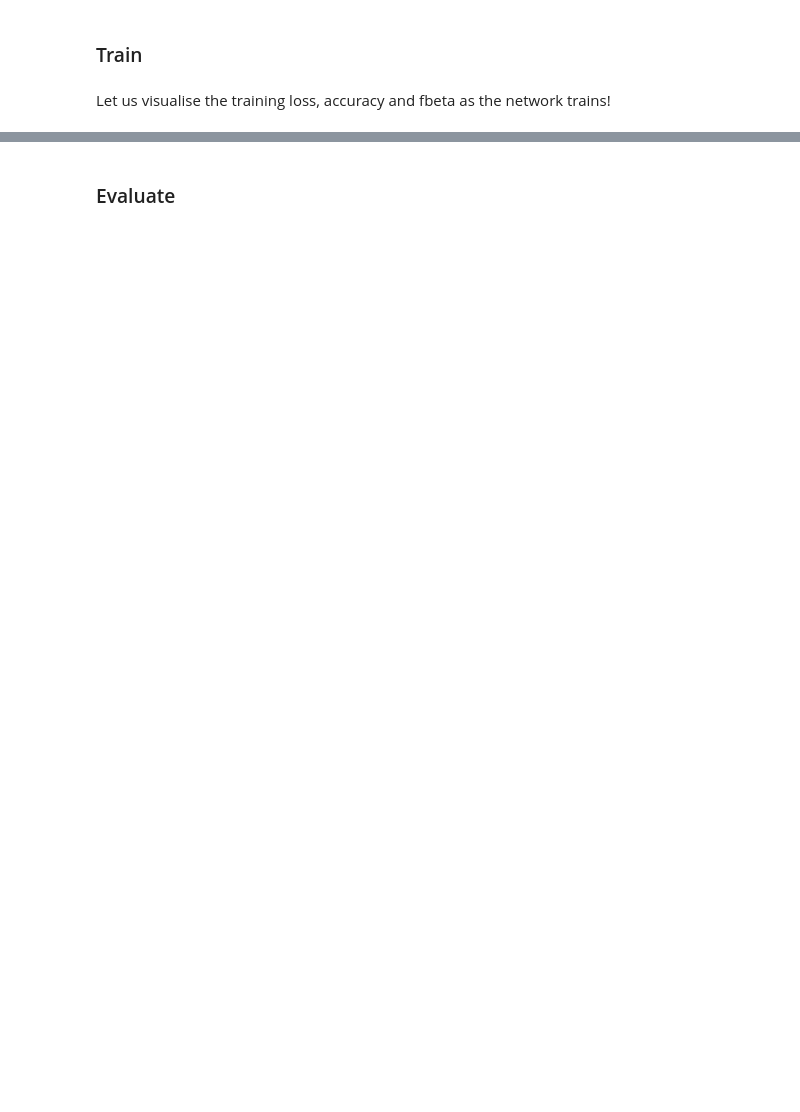
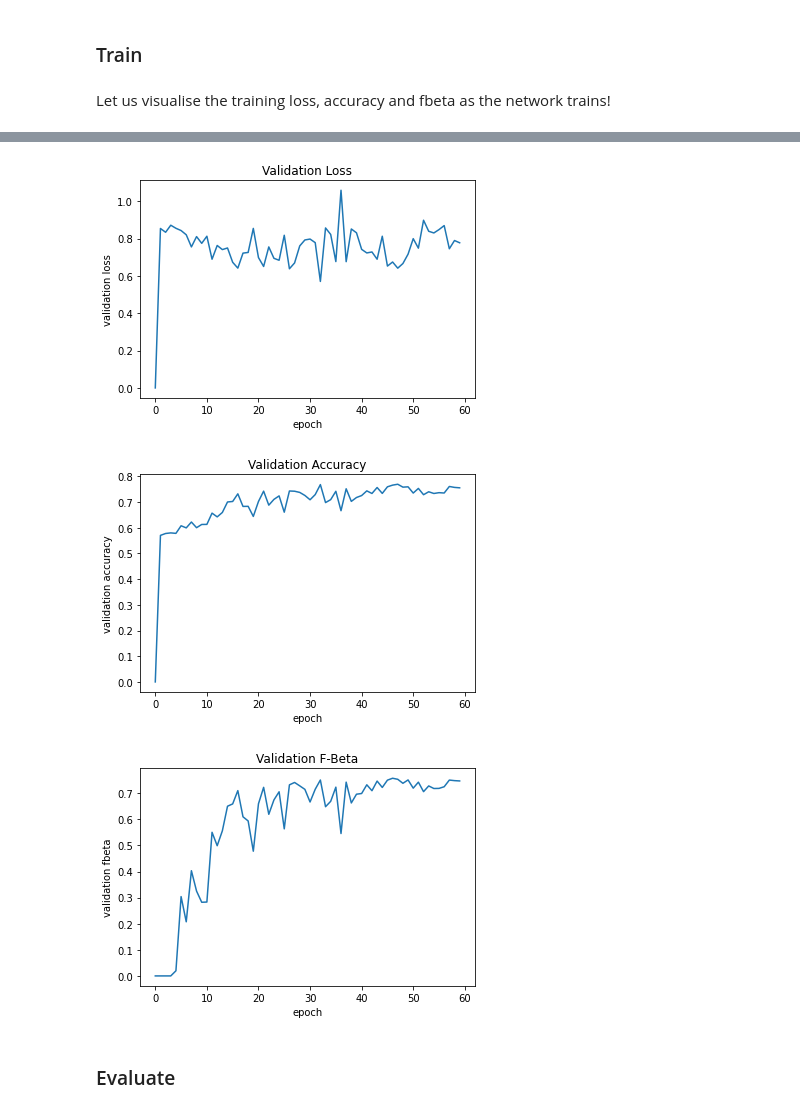
Before and after one commit to allispaul/scrolls, a Jupyter notebook: model_with_validation.ipynb, the cells around one changed output, grey strips where cells are left out. Drawn from its saved outputs; the diff is of its cells as text; code cells hidden in the pictures; blank space fills up the shorter version.

```diff
--- a/model_with_validation.ipynb
+++ b/model_with_validation.ipynb
@@ -32,7 +32,7 @@ BUFFER = 30  # Buffer size in x and y direction
 Z_START = 16 # First slice in the z direction to use
 Z_DIM = 32   # Number of slices in the z direction
 TRAINING_EPOCHS = 30000
-VALIDATION_EPOCHS= 500
+VALIDATION_EPOCHS= 1000
 LEARNING_RATE = 0.03
 BATCH_SIZE = 32
 DEVICE = torch.device("cuda" if torch.cuda.is_available() else "cpu")
@@ -50,7 +50,7 @@ class SubvolumeDataset(data.Dataset):
         inklabel = self.label[y, x].view(1)
         return subvolume, inklabel
 # %%
-images = [np.array(Image.open(filename), dtype=np.float32)/65535.0 for filename in tqdm(sorted(glob.glob("train/1/surface_volume/*.tif"))[Z_START:Z_START+Z_DIM])]
+images = [np.array(Image.open(filename), dtype=np.float32)/65535.0 for filename in tqdm(sorted(glob.glob(PREFIX+ "surface_volume/*.tif"))[Z_START:Z_START+Z_DIM])]
 image_stack = torch.stack([torch.from_numpy(image) for image in images], dim=0).to(DEVICE)
 # %%
 mask = np.array(Image.open(PREFIX+"mask.png").convert('1'))
@@ -108,25 +108,3 @@ Num batches: 20833
-# %%
-# This function allows us to keep track of loss, fbeta and accuracy.
-# The method update needs to be called to calculate loss, fbeta and accuracy.
-
-class visualize:
-    def __init__(self):
-        """
-        In here we initialize the values to 0
-        """
-        self.fbeta=0
-        self.loss=0
-        self.accuracy=0
-    def update(self, outputs, labels, loss):
-        """
-        Takes outputs, labels and loss as input and updates the instance variables fbeta, accuracy and loss
-
-        """
-        pred_labels = outputs.detach().sigmoid().gt(0.4).int()
-        accuracy = (pred_labels == labels).sum().float().div(labels.size(0))
-        self.fbeta += fbeta_score(labels.view(-1).cpu().numpy(), pred_labels.view(-1).cpu().numpy(), beta=0.5)
-        self.accuracy += accuracy.item()
-        self.loss += loss.item()
 # %% [markdown]
 ### Set up model
 # %%
@@ -273,28 +283,32 @@ if TRAIN_RUN:
 # %%
 if TRAIN_RUN:
-    # Plotting the validation_loss vs epochs
-    plt.plot(val_loss_plot)
+    # Plotting the training_loss vs epochs
+    plt.plot(val_visualize.plot_loss)
     plt.xlabel('epoch')
     plt.ylabel('validation loss')
     plt.title("Validation Loss")
     plt.savefig("val_loss_plot.png", format="png")
     plt.show()
 
-    # Plotting the validation accuracy
-    plt.plot(val_accuracy_plot)
+    # Plotting the training accuracy
+    plt.plot(val_visualize.plot_acc)
     plt.xlabel('epoch')
     plt.ylabel('validation accuracy')
     plt.title("Validation Accuracy")
     plt.savefig("val_accuracy_plot.png", format="png")
     plt.show()
 
     # Plotting the training fbeta@0.5
-    plt.plot(val_fbeta_plot)
+    plt.plot(val_visualize.plot_fbeta)
     plt.xlabel('epoch')
     plt.ylabel('validation fbeta')
     plt.title("Validation F-Beta")
     plt.savefig("val_fbeta_plot.png", format="png")
     plt.show()
+# %% [output]
+[figure, added]
+[figure, added]
+[figure, added]
 # %% [markdown]
 ### Evaluate
 # %%
```
Also changed, not shown: parts of 10 cells of this notebook.
